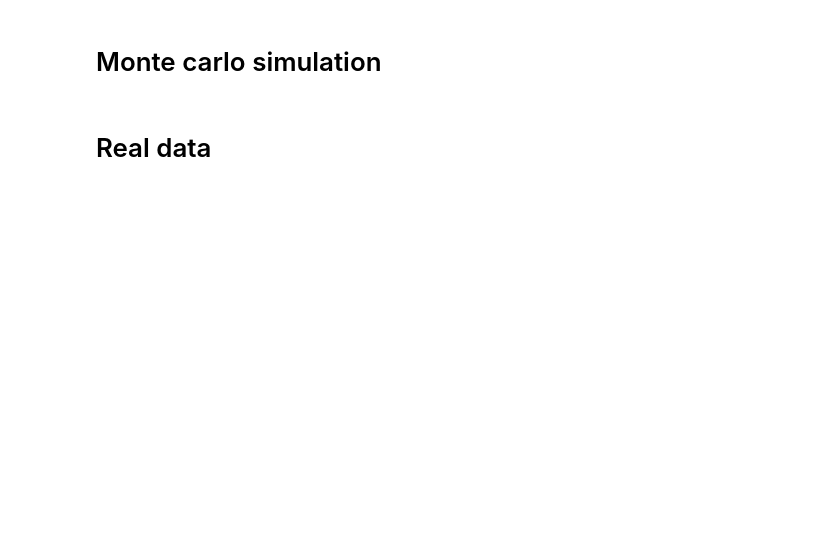
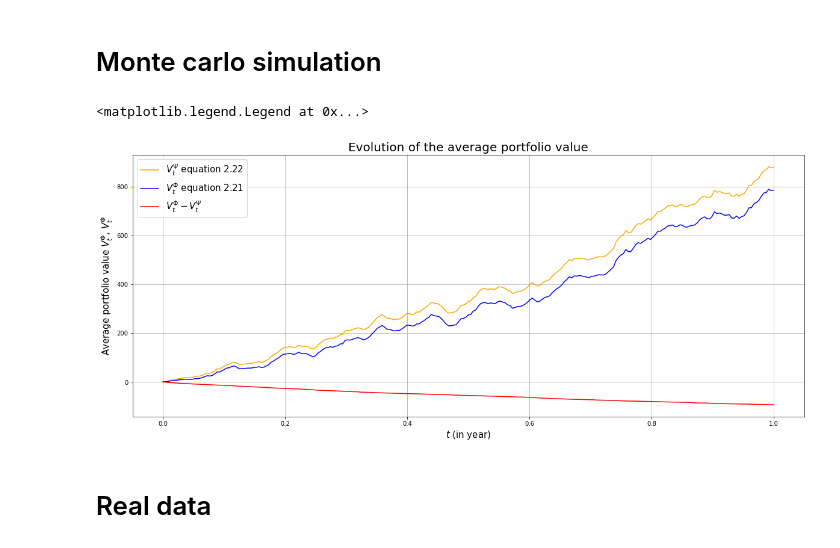
Before and after one commit to BaptisteZloch/Discretization-of-continuous-time-arbitrage-strategies-in-financial-markets-with-fBm, a Jupyter notebook: src/salopek_strategy.ipynb, the cells around one changed output. Cells and saved outputs as stored; diff of their text form; code cells hidden in the pictures; blank space fills up the shorter version.

```diff
--- a/src/salopek_strategy.ipynb
+++ b/src/salopek_strategy.ipynb
@@ -232,8 +232,8 @@ ALPHA = -30
 BETA = 30
 
 # fees (no fees now)
-P1 = 0.1  # 0.1 proportionality factor p1 (in percent)
-P2 = 0.5  # 0.5 minimum fee p2 (in monetary units)
+P1 = 0  # 0.1 proportionality factor p1 (in percent)
+P2 = 0  # 0.5 minimum fee p2 (in monetary units)
 
 SCALING_FACTOR = 100  # \gamma
 
@@ -262,13 +262,12 @@ for _ in tqdm(
         add_risk_free_asset=False,
         as_dataframe=True,
         brownian_type="fractional",
-    )
+    ).drop(0)
     _, V_t_psi, V_t_phi, transaction_account = bk_tester.run_backtest(
         universe_dataframe=df_ptf,
         allocation_function=salopek_strat.get_allocation,
         p1=P1,
         p2=P2,
-        scaling_factor=SCALING_FACTOR,
     )
     all_V_t_psi.append(V_t_psi)
     all_V_t_phi.append(V_t_phi)
@@ -276,30 +275,33 @@ for _ in tqdm(
     del df_ptf
 # %%
 _, ax = plt.subplots(1, 1, figsize=(20, 8))
-t = generate_t(250, 1)
+t = generate_t(249, 1)
 ax.plot(
     t, np.mean(all_V_t_psi, axis=0), label=r"$V_t^\Psi$ equation 2.22", color="orange"
 )
 ax.plot(
     t,
     np.mean(all_V_t_phi, axis=0),
     # linestyle="--",
     label=r"$V_t^\Phi$ equation 2.21",
     color="blue",
 )
 ax.plot(
     t,
     np.mean(all_V_t_phi, axis=0) - np.mean(all_V_t_psi, axis=0),
     label=r"$V_t^\Phi-V_t^\Psi$",
     color="red",
 )
 
 ax.set_xlabel("$t$ (in year)", fontsize=15)
 ax.set_ylabel(r"Average portfolio value $V_t^\Phi$, $V_t^\Phi$", fontsize=15)
 ax.set_title(f"Evolution of the average portfolio value", fontsize=20)
 ax.grid()
 # ax_l2.legend(fontsize=15, loc="upper left")
 ax.legend(fontsize=15, loc="upper left")
+# %% [output]
+<matplotlib.legend.Legend at 0x...>
+[figure, added]
 # %% [markdown]
 # Real data
 # %%
```
Also changed, not shown: parts of 9 cells of this notebook, 2 other files.
